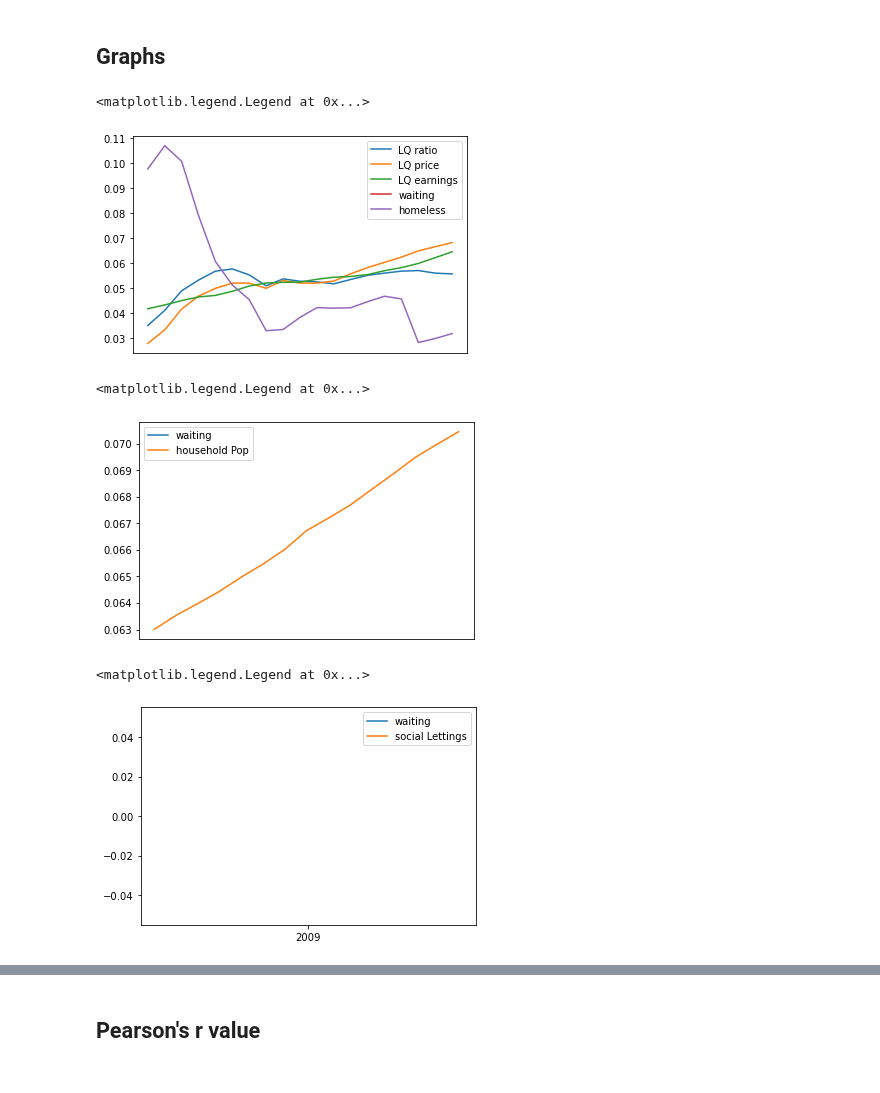
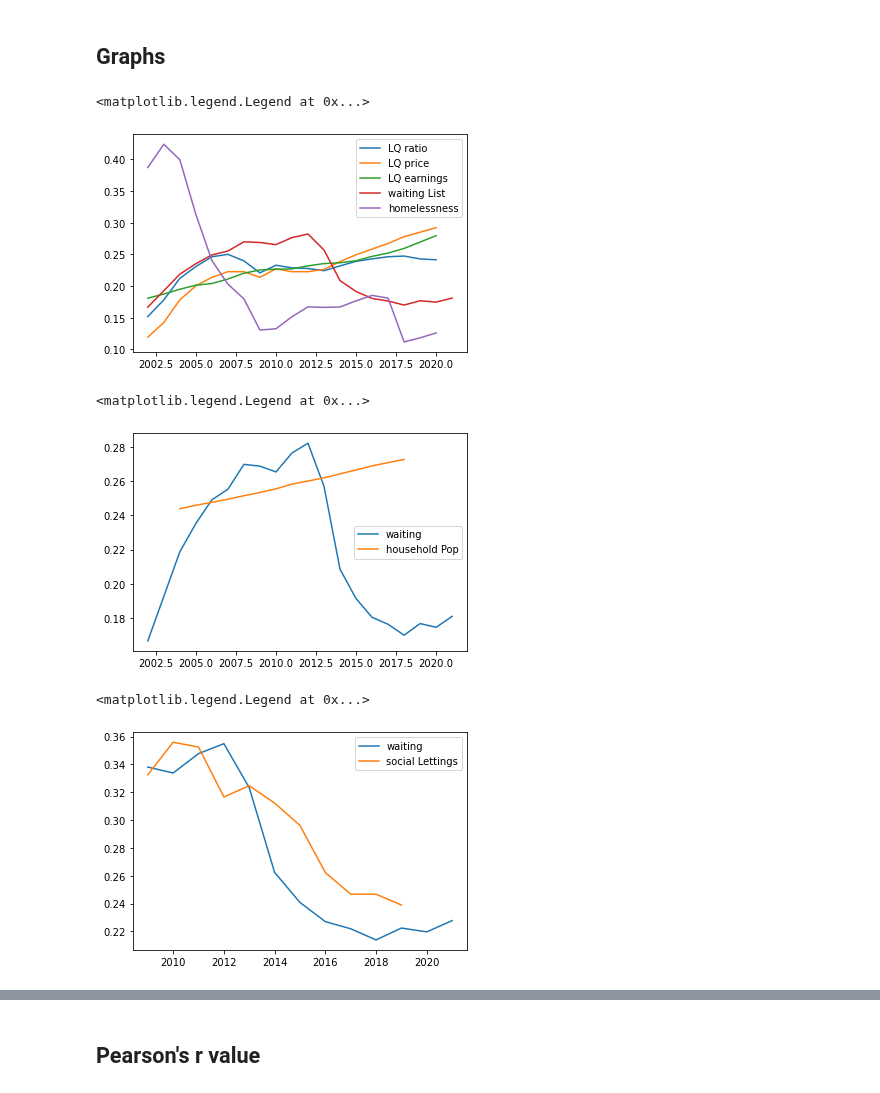
Before and after one commit to SIthodox2286/ADS_year3_project_8, a Jupyter notebook: Lokhei_Waiting_income_price.ipynb, the cells around one changed output, grey strips where cells are left out. Saved outputs shown, nothing was run; the diff lists cells and outputs as text; code cells hidden in the pictures.

Commit message:
change to proper norm method

```diff
--- a/Lokhei_Waiting_income_price.ipynb
+++ b/Lokhei_Waiting_income_price.ipynb
@@ -32,32 +29,30 @@ merged = merged.drop(merged.iloc[:, 0:1], axis=1)
 # %%
 # plot normalised LQ price vs LQ earnings vs LQ ratio vs waiting List
 priceCol = list(price.iloc[0])[2:]
-price_norm = [float(i)/sum(priceCol) for i in priceCol]
+price_norm = preprocessing.normalize([priceCol])[0]
 waitingCol = list(waiting.iloc[0])[2:]
-waiting_norm = [float(i)/sum(waitingCol) for i in waitingCol]
+waiting_norm = preprocessing.normalize([waitingCol])[0]
 ratioCol = list(ratio.iloc[0])[2:]
-ratio_norm = [float(i)/sum(ratioCol) for i in ratioCol]
+ratio_norm = preprocessing.normalize([ratioCol])[0]
 earningsCol = list(earnings.iloc[0])[2:]
-earnings_norm = [float(i)/sum(earningsCol) for i in earningsCol]
+earnings_norm = preprocessing.normalize([earningsCol])[0]
 homelessCol = list(homeless.iloc[0])[2:]
-homeless_norm = [float(i)/sum(homelessCol) for i in homelessCol]
+homeless_norm = preprocessing.normalize([homelessCol])[0]
 
 plt.plot(list(ratio.columns)[2:], ratio_norm, label = "LQ ratio")
 plt.plot(list(price.columns)[2:], price_norm, label = "LQ price")
 plt.plot(list(earnings.columns)[2:], earnings_norm, label = "LQ earnings")
-plt.plot(list(waiting.columns)[2:], waiting_norm, label = "waiting")
-plt.plot(list(homeless.columns)[2:], homeless_norm, label = "homeless")
+plt.plot(list(waiting.columns)[2:], waiting_norm, label = "waiting List")
+plt.plot(list(homeless.columns)[2:], homeless_norm, label = "homelessness")
 
 plt.legend()
 # %% [output]
 <matplotlib.legend.Legend at 0x...>
-[figure, old version]
+[figure, new version]
 # %%
 # plot normalised waiting List vs household population ;-;
-waitingCol = list(waiting.iloc[0])[2:]
-waiting_norm = [float(i)/sum(waitingCol) for i in waitingCol]
 householdCol = list(householdPop.iloc[0])[2:]
-household_norm = [float(i)/sum(householdCol) for i in householdCol]
+household_norm = preprocessing.normalize([householdCol])[0]
 
 plt.plot(list(waiting.columns)[2:], waiting_norm, label = "waiting")
 plt.plot(list(householdPop.columns)[2:], household_norm, label = "household Pop")
@@ -65,13 +60,13 @@ plt.plot(list(householdPop.columns)[2:], household_norm, label = "household Pop"
 plt.legend()
 # %% [output]
 <matplotlib.legend.Legend at 0x...>
-[figure, old version]
+[figure, new version]
 # %%
 # plot normalised waiting List vs social Lettings
 waitingCol = list(waiting.iloc[0])[9:]
-waiting_norm = [float(i)/sum(waitingCol) for i in waitingCol]
+waiting_norm = preprocessing.normalize([waitingCol])[0]
 socialLetCol = list(socialLet.iloc[0])[2:]
-socialLet_norm = [float(i)/sum(socialLetCol) for i in socialLetCol]
+socialLet_norm = preprocessing.normalize([socialLetCol])[0]
 
 plt.plot(list(waiting.columns)[9:], waiting_norm, label = "waiting")
 plt.plot(list(socialLet.columns)[2:], socialLet_norm, label = "social Lettings")
@@ -79,7 +74,7 @@ plt.plot(list(socialLet.columns)[2:], socialLet_norm, label = "social Lettings")
 plt.legend()
 # %% [output]
 <matplotlib.legend.Legend at 0x...>
-[figure, old version]
+[figure, new version]
 # %%
 # plot normalised LQ price vs LQ earnings vs LQ ratio vs waiting List for correlated timescale only
 endIndex = 14 # until 2013 inc.
```
Also changed, not shown: parts of 4 cells of this notebook.
